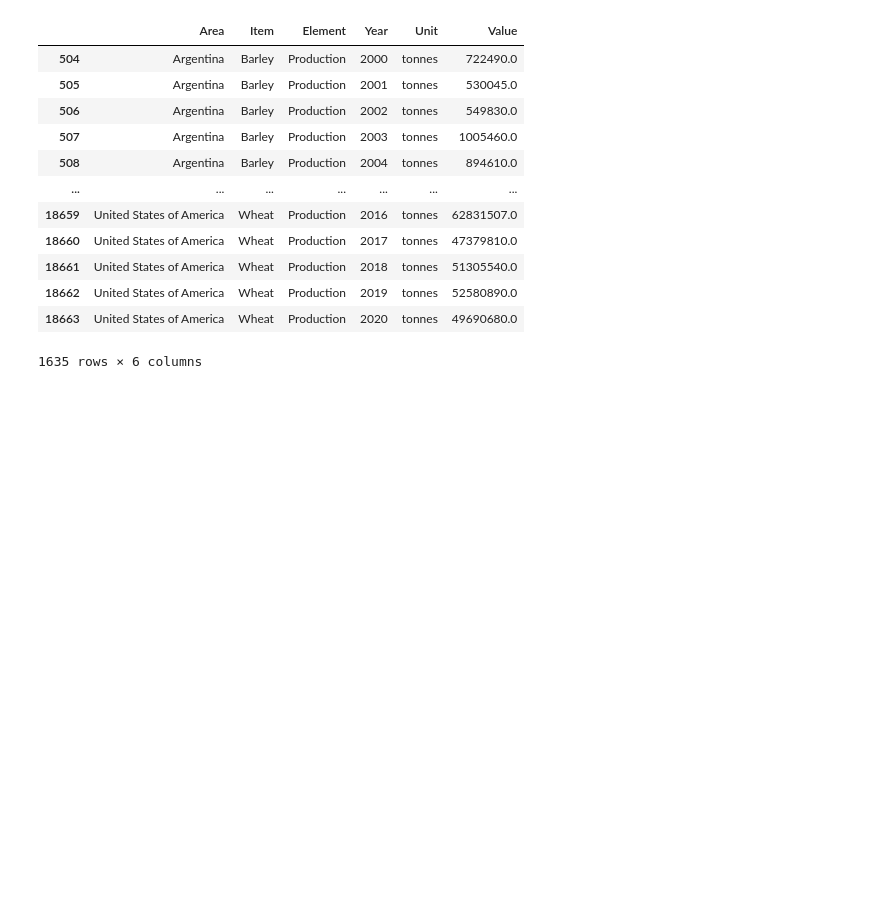
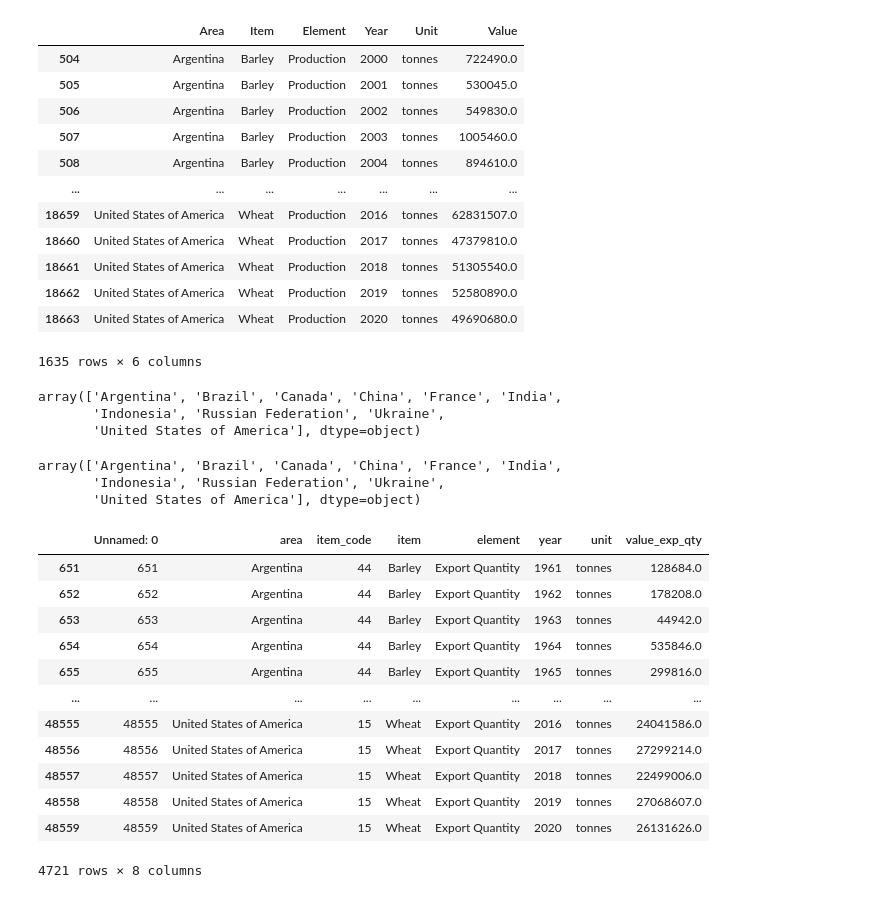
Before and after one commit to Pahegon/Final_Project, a Jupyter notebook: Untitled.ipynb, the cells around one changed output. Drawn from its saved outputs; the diff is of its cells as text; code cells hidden in the pictures; blank space fills up the shorter version.

```diff
--- a/Untitled.ipynb
+++ b/Untitled.ipynb
@@ -354,3 +354,36 @@ df
 | 18662 | United States of America | Wheat | Production | 2019 | tonnes | 52580890.0 |
 | 18663 | United States of America | Wheat | Production | 2020 | tonnes | 49690680.0 |
 1635 rows × 6 columns
+# %%
+exp_q = pd.read_csv('FAO_csv/trade_crops/Export_qty.csv')
+exp_v = pd.read_csv('FAO_csv/trade_crops/Export_Value.csv')
+# %%
+exp_q = exp_q.loc[exp_q['area'].isin(['Argentina', 'Brazil', 'Canada', 'China', 'France', 'Indonesia', 'India', 'Russian Federation', 'Ukraine', 'United States of America'])]
+exp_q.area.unique()
+# %% [output]
+array(['Argentina', 'Brazil', 'Canada', 'China', 'France', 'India',
+       'Indonesia', 'Russian Federation', 'Ukraine',
+       'United States of America'], dtype=object)
+# %%
+exp_v = exp_q.loc[exp_q['area'].isin(['Argentina', 'Brazil', 'Canada', 'China', 'France', 'Indonesia', 'India', 'Russian Federation', 'Ukraine', 'United States of America'])]
+exp_v.area.unique()
+# %% [output]
+array(['Argentina', 'Brazil', 'Canada', 'China', 'France', 'India',
+       'Indonesia', 'Russian Federation', 'Ukraine',
+       'United States of America'], dtype=object)
+# %%
+exp_q
+# %% [output]
+|  | Unnamed: 0 | area | item_code | item | element | year | unit | value_exp_qty |
+| 651 | 651 | Argentina | 44 | Barley | Export Quantity | 1961 | tonnes | 128684.0 |
+| 652 | 652 | Argentina | 44 | Barley | Export Quantity | 1962 | tonnes | 178208.0 |
+| 653 | 653 | Argentina | 44 | Barley | Export Quantity | 1963 | tonnes | 44942.0 |
+| 654 | 654 | Argentina | 44 | Barley | Export Quantity | 1964 | tonnes | 535846.0 |
+| 655 | 655 | Argentina | 44 | Barley | Export Quantity | 1965 | tonnes | 299816.0 |
+| ... | ... | ... | ... | ... | ... | ... | ... | ... |
+| 48555 | 48555 | United States of America | 15 | Wheat | Export Quantity | 2016 | tonnes | 24041586.0 |
+| 48556 | 48556 | United States of America | 15 | Wheat | Export Quantity | 2017 | tonnes | 27299214.0 |
+| 48557 | 48557 | United States of America | 15 | Wheat | Export Quantity | 2018 | tonnes | 22499006.0 |
+| 48558 | 48558 | United States of America | 15 | Wheat | Export Quantity | 2019 | tonnes | 27068607.0 |
+| 48559 | 48559 | United States of America | 15 | Wheat | Export Quantity | 2020 | tonnes | 26131626.0 |
+4721 rows × 8 columns
```
Also changed, not shown: parts of 16 cells of this notebook, 11 other files.
